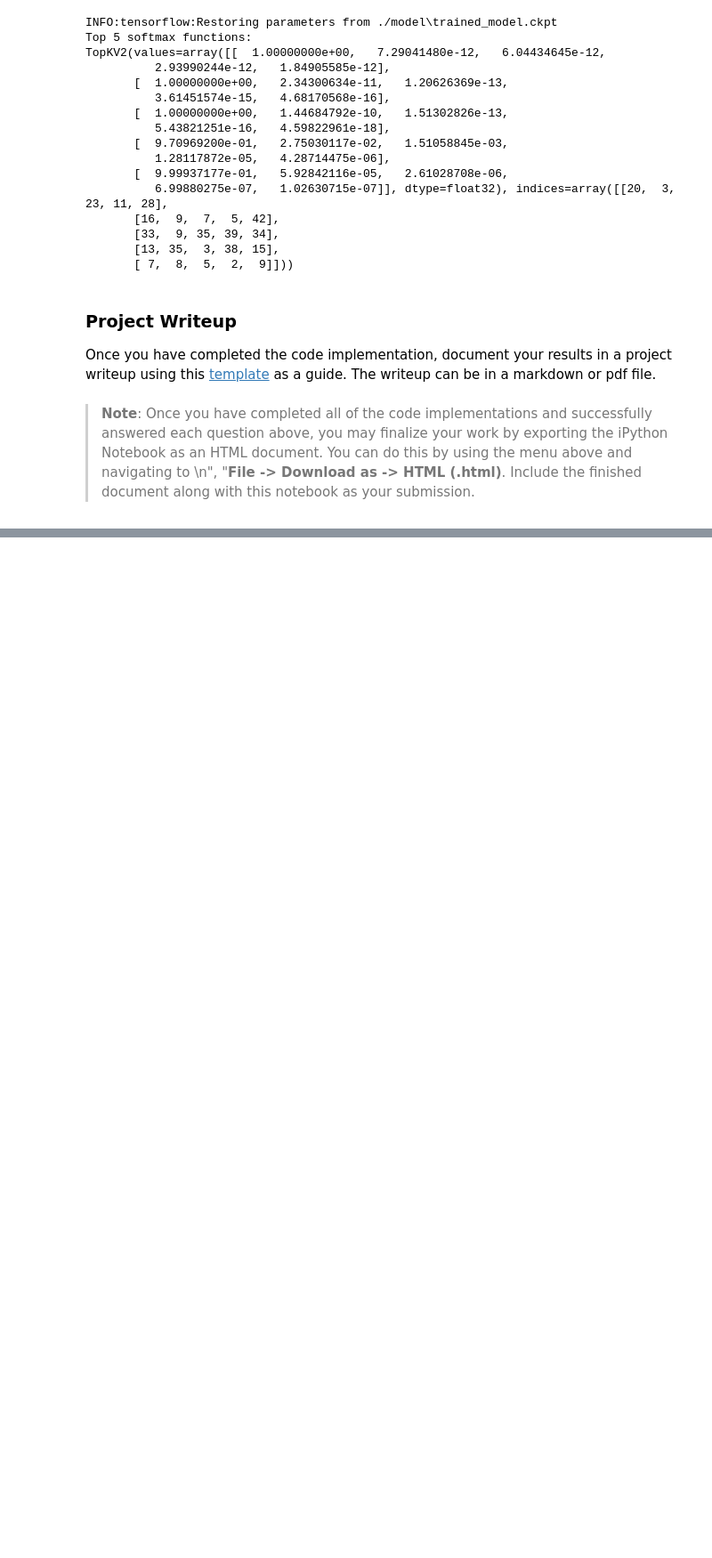
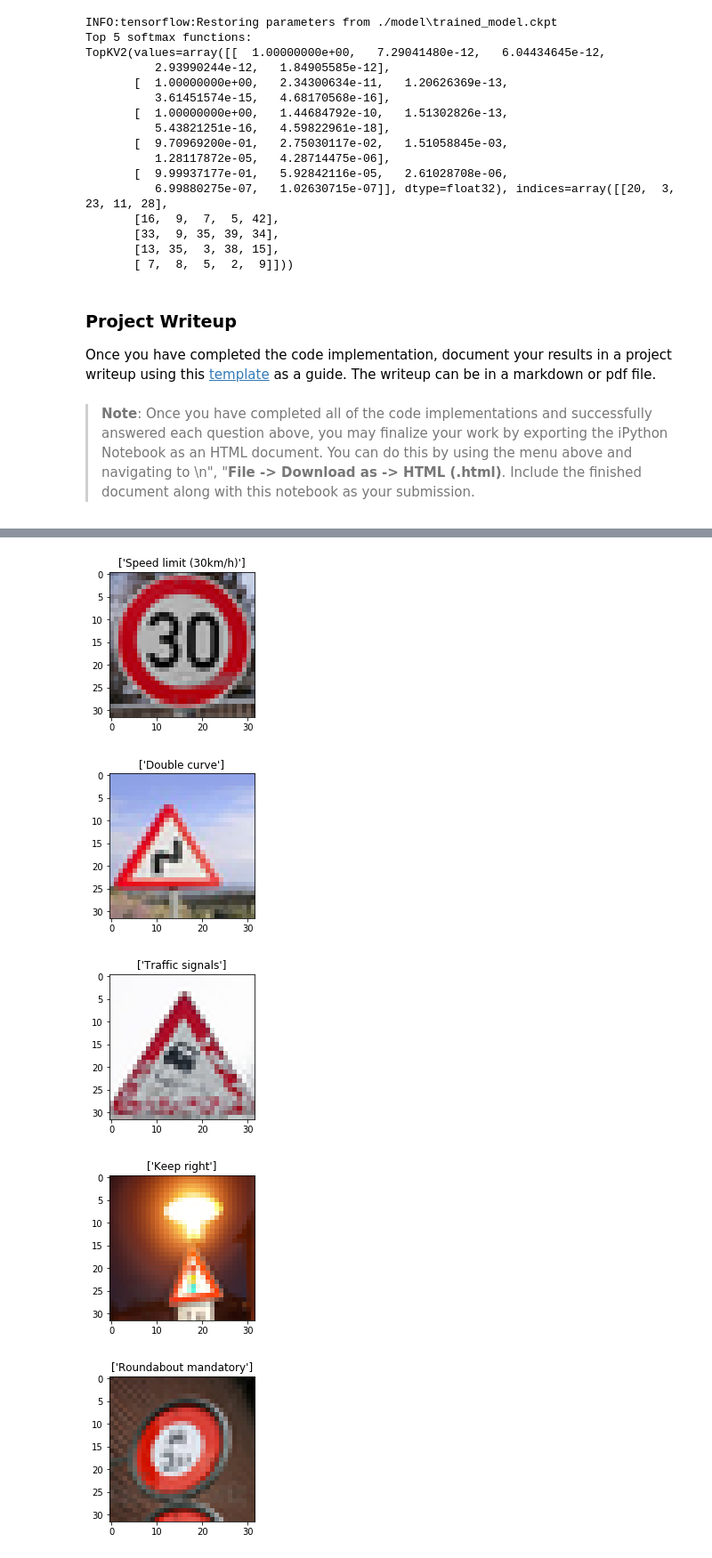
Before and after one commit to NgocVTran/Udacity---Self-Driving-Car, a Jupyter notebook: project2/Traffic_Sign_Classifier.ipynb, the cells around one changed output, grey strips where cells are left out. Shown at 89% size. Saved outputs shown, nothing was run; the diff lists cells and outputs as text; code cells hidden in the pictures; blank space fills up the shorter version.

```diff
--- a/project2/Traffic_Sign_Classifier.ipynb
+++ b/project2/Traffic_Sign_Classifier.ipynb
@@ -682,0 +705,22 @@ def outputFeatureMap(image_input, tf_activation, activation_min=-1, activation_m
+# %%
+X_web_test=[]
+y_web_test=[1, 21, 26, 38, 40]
+
+ite = 0
+for f in filelist:
+    im = Image.open(newpic_path + f)
+    img = im.resize((32,32), PIL.Image.ANTIALIAS)
+
+    X_web_test.append(np.asanyarray(img))
+
+    plt.figure(figsize=(3, 3))
+    plt.title(signnames.values[y_web_test[ite]])
+    plt.imshow(img)
+    plt.show()
+    ite += 1
+# %% [output]
+[figure, added]
+[figure, added]
+[figure, added]
+[figure, added]
+[figure, added]
```
Also changed, not shown: parts of 7 cells of this notebook, 7 other files.
